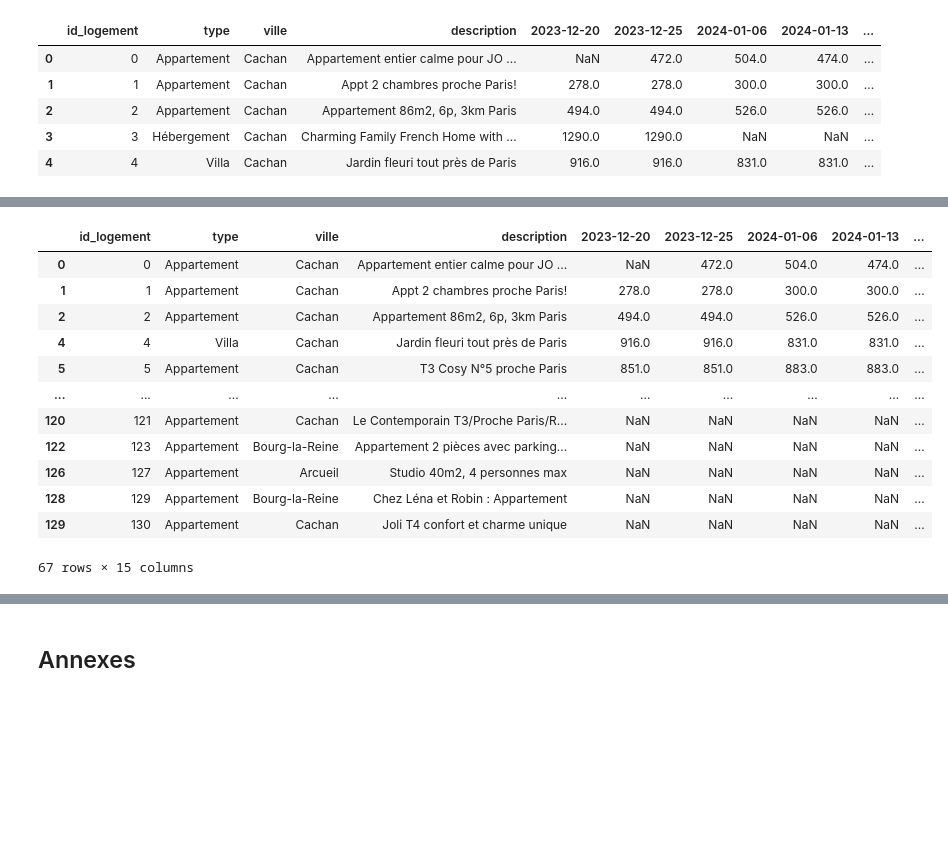
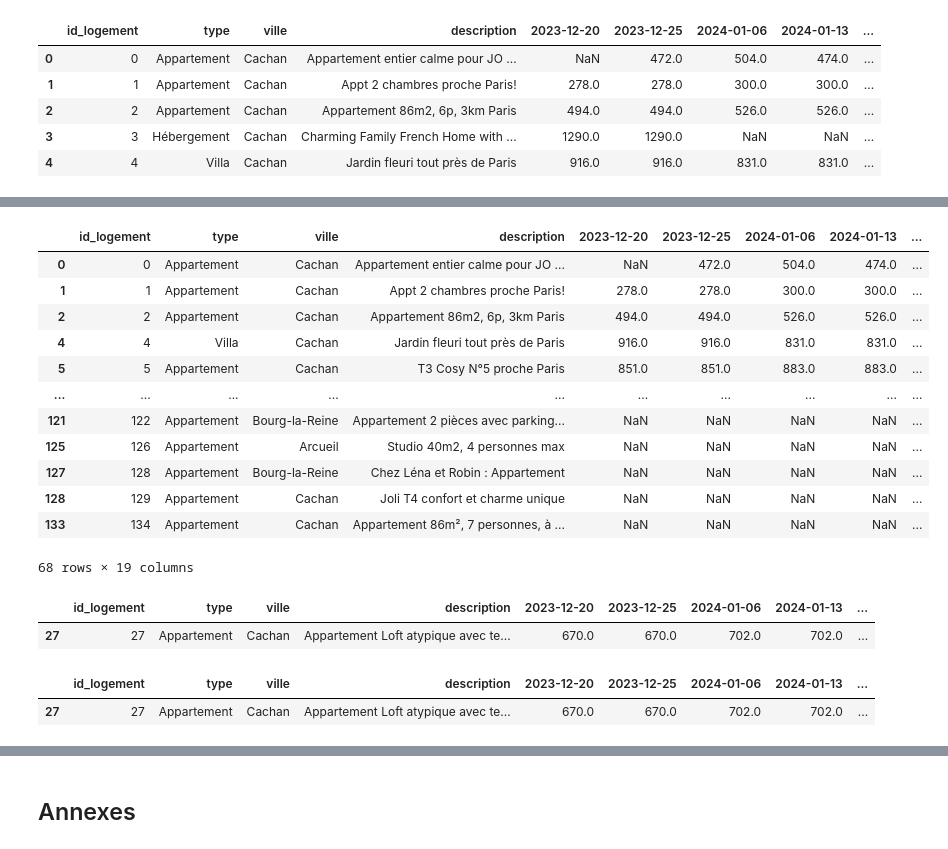
Before and after one commit to PierreDesmet/AirBNB_JO_2024, a Jupyter notebook: Analyses.ipynb, the cells around one changed output, grey strips where cells are left out. Saved outputs shown, nothing was run; the diff lists cells and outputs as text; code cells hidden in the pictures; blank space fills up the shorter version.

Commit message:
WIP - gif avec celluloid

```diff
--- a/Analyses.ipynb
+++ b/Analyses.ipynb
@@ -133,6 +134,7 @@ def make_pivot(df):
         pivot.loc[cond, 'première_date_connue'] = col
     return pivot
 pivot = make_pivot(df)
+date_cols = [col for col in pivot if isinstance(col, datetime.date)]
 pivot.head()
 # %% [output]
 |  | id_logement | type | ville | description | 2023-12-20 | 2023-12-25 | 2024-01-06 | 2024-01-13 | ... |
@@ -190,20 +193,20 @@ loués
 # %%
 def cachanais_qui_ont_modifié_leur_prix(pivot):
-    changeurs = pivot[pivot.filter(regex='202').nunique(axis=1) > 1]
+    changeurs = pivot[pivot[date_cols].nunique(axis=1) > 1]
     return changeurs
 cachanais_qui_ont_modifié_leur_prix(pivot)
 # %% [output]
 |  | id_logement | type | ville | description | 2023-12-20 | 2023-12-25 | 2024-01-06 | 2024-01-13 | ... |
 | 0 | 0 | Appartement | Cachan | Appartement entier calme pour JO ... | NaN | 472.0 | 504.0 | 474.0 | ... |
 | 1 | 1 | Appartement | Cachan | Appt 2 chambres proche Paris! | 278.0 | 278.0 | 300.0 | 300.0 | ... |
 | 2 | 2 | Appartement | Cachan | Appartement 86m2, 6p, 3km Paris | 494.0 | 494.0 | 526.0 | 526.0 | ... |
 | 4 | 4 | Villa | Cachan | Jardin fleuri tout près de Paris | 916.0 | 916.0 | 831.0 | 831.0 | ... |
 | 5 | 5 | Appartement | Cachan | T3 Cosy N°5 proche Paris | 851.0 | 851.0 | 883.0 | 883.0 | ... |
 | ... | ... | ... | ... | ... | ... | ... | ... | ... | ... |
-| 120 | 121 | Appartement | Cachan | Le Contemporain T3/Proche Paris/R... | NaN | NaN | NaN | NaN | ... |
-| 122 | 123 | Appartement | Bourg-la-Reine | Appartement 2 pièces avec parking... | NaN | NaN | NaN | NaN | ... |
-| 126 | 127 | Appartement | Arcueil | Studio 40m2, 4 personnes max | NaN | NaN | NaN | NaN | ... |
-| 128 | 129 | Appartement | Bourg-la-Reine | Chez Léna et Robin : Appartement | NaN | NaN | NaN | NaN | ... |
-| 129 | 130 | Appartement | Cachan | Joli T4 confort et charme unique | NaN | NaN | NaN | NaN | ... |
+| 121 | 122 | Appartement | Bourg-la-Reine | Appartement 2 pièces avec parking... | NaN | NaN | NaN | NaN | ... |
+| 125 | 126 | Appartement | Arcueil | Studio 40m2, 4 personnes max | NaN | NaN | NaN | NaN | ... |
+| 127 | 128 | Appartement | Bourg-la-Reine | Chez Léna et Robin : Appartement | NaN | NaN | NaN | NaN | ... |
+| 128 | 129 | Appartement | Cachan | Joli T4 confort et charme unique | NaN | NaN | NaN | NaN | ... |
+| 133 | 134 | Appartement | Cachan | Appartement 86m², 7 personnes, à ... | NaN | NaN | NaN | NaN | ... |
-67 rows × 15 columns
+68 rows × 19 columns
 # %%
@@ -213,5 +213,23 @@ todo : faire un ffill sur les y ci-dessous :
 todo :
     faire un gif semaine après semaine du graphique dessous
+# %%
+# Hypothèse : si un logement disparaît temporairement avant de réapparaître, c'est que je l'ai loupé dans mon scrapping.
+# On peut donc légitimement imputer ces trous par la dernière valeur :
+def impute_trous(df, date_cols=date_cols):
+    df[date_cols] = df[date_cols].ffill(axis=1)
+    for col in date_cols:
+        df.loc[col < df.première_date_connue, col] = np.nan
+        df.loc[col > df.dernière_date_connue, col] = np.nan
+pivot.query("id_logement == 27")
+# %% [output]
+|  | id_logement | type | ville | description | 2023-12-20 | 2023-12-25 | 2024-01-06 | 2024-01-13 | ... |
+| 27 | 27 | Appartement | Cachan | Appartement Loft atypique avec te... | 670.0 | 670.0 | 702.0 | 702.0 | ... |
+# %%
+impute_trous(pivot)
+pivot.query("id_logement == 27")
+# %% [output]
+|  | id_logement | type | ville | description | 2023-12-20 | 2023-12-25 | 2024-01-06 | 2024-01-13 | ... |
+| 27 | 27 | Appartement | Cachan | Appartement Loft atypique avec te... | 670.0 | 670.0 | 702.0 | 702.0 | ... |
 # %%
 ville = 'Cachan'
 types = ('Appartement', 'Appartement en résidence')
```
Also changed, not shown: parts of 12 cells of this notebook, 2 other files.
